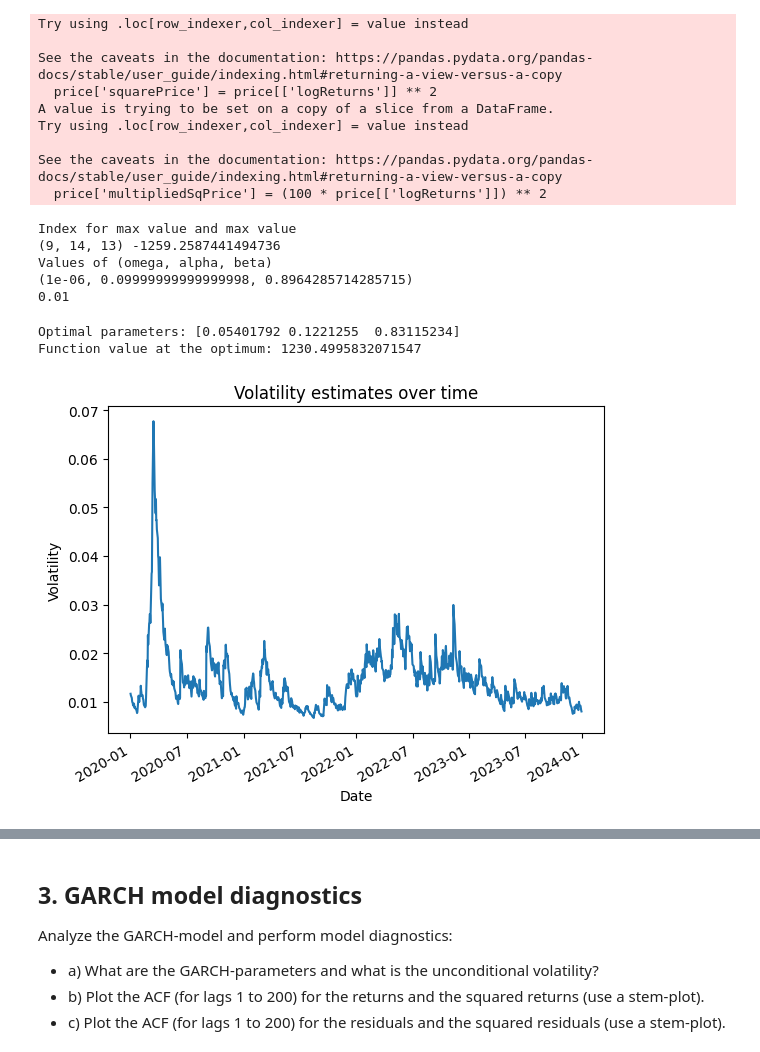
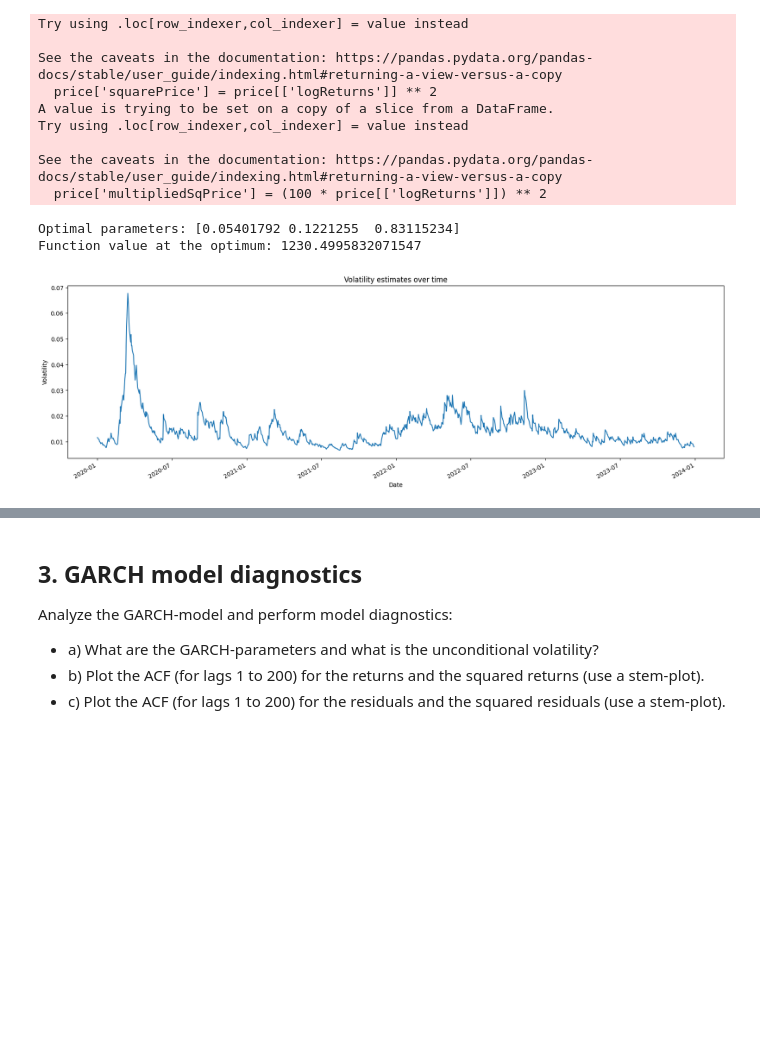
Before and after one commit to JohanHerbert/Lab1_ERM, a Jupyter notebook: Lab1_notebook.ipynb, the cells around one changed output, grey strips where cells are left out. Saved outputs shown, nothing was run; the diff lists cells and outputs as text; code cells hidden in the pictures; blank space fills up the shorter version.

```diff
--- a/Lab1_notebook.ipynb
+++ b/Lab1_notebook.ipynb
@@ -183,24 +183,18 @@ for i in range(OMEGA.shape[0]):
 # %%
-## Find best point
+# ## Find best point
 
-np.max(likelihood)
-maxValue = np.max(likelihood[likelihood != 0])
-maxIndex = np.unravel_index(np.argmax(likelihood == maxValue), likelihood. shape)
+# np.max(likelihood)
+# maxValue = np.max(likelihood[likelihood != 0])
+# maxIndex = np.unravel_index(np.argmax(likelihood == maxValue), likelihood. shape)
 
-print('Index for max value and max value')
-print(maxIndex, maxValue)
+# print('Index for max value and max value')
+# print(maxIndex, maxValue)
 
-valuesOfParameters = (OMEGA[maxIndex]/100**2, ALPHA[maxIndex], BETA[maxIndex])
-print('Values of (omega, alpha, beta)')
-print(valuesOfParameters)
+# valuesOfParameters = (OMEGA[maxIndex]/100**2, ALPHA[maxIndex], BETA[maxIndex])
+# print('Values of (omega, alpha, beta)')
+# print(valuesOfParameters)
 
-print(valuesOfParameters[0]*100**2)
+# print(valuesOfParameters[0]*100**2)
-# %% [output]
-Index for max value and max value
-(9, 14, 13) -1259.2587441494736
-Values of (omega, alpha, beta)
-(1e-06, 0.09999999999999998, 0.8964285714285715)
-0.01
 # %%
 ## Using Scipy
 def likelihoodFunction( parameters, dataFrame):
@@ -247,7 +241,9 @@ beta =  result.x[2]
 # beta =  valuesOfParameters[2]
 
 volatilityEstimateGARCH = np.zeros(testPeriod.shape[0])
-initialVolatility = np.sqrt(np.mean( estimationPeriod['squarePrice']))
+#initialVolatility = np.sqrt(np.mean( estimationPeriod['squarePrice']))
+initialVolatility = np.sqrt(np.var( estimationPeriod['logReturns']))
+
 volatilityEstimateGARCH[0] = initialVolatility
 
 for i in range(0, len(volatilityEstimateGARCH)):
@@ -256,9 +252,9 @@ for i in range(0, len(volatilityEstimateGARCH)):
 # %%
 volatilityDfGRACH = testPeriod[['Close', 'logReturns']].copy()
 volatilityDfGRACH.loc[:, 'GARCH_volatility'] = volatilityEstimateGARCH
-volatilityDfGRACH['GARCH_volatility'].plot(title = 'Volatility estimates over time', ylabel='Volatility' );
+volatilityDfGRACH['GARCH_volatility'].plot(title = 'Volatility estimates over time', ylabel='Volatility', figsize=(20,6) );
 # %% [output]
-[figure, old version]
+[figure, new version]
 # %%
 volDF = volatilityDf[['Close', 'logReturns', 'MA_volatility', 'EWMA_volatility']].copy()
 volDF['GARCH_volatility'] = volatilityEstimateGARCH[T+1:]
```
Also changed, not shown: parts of 13 cells of this notebook.
